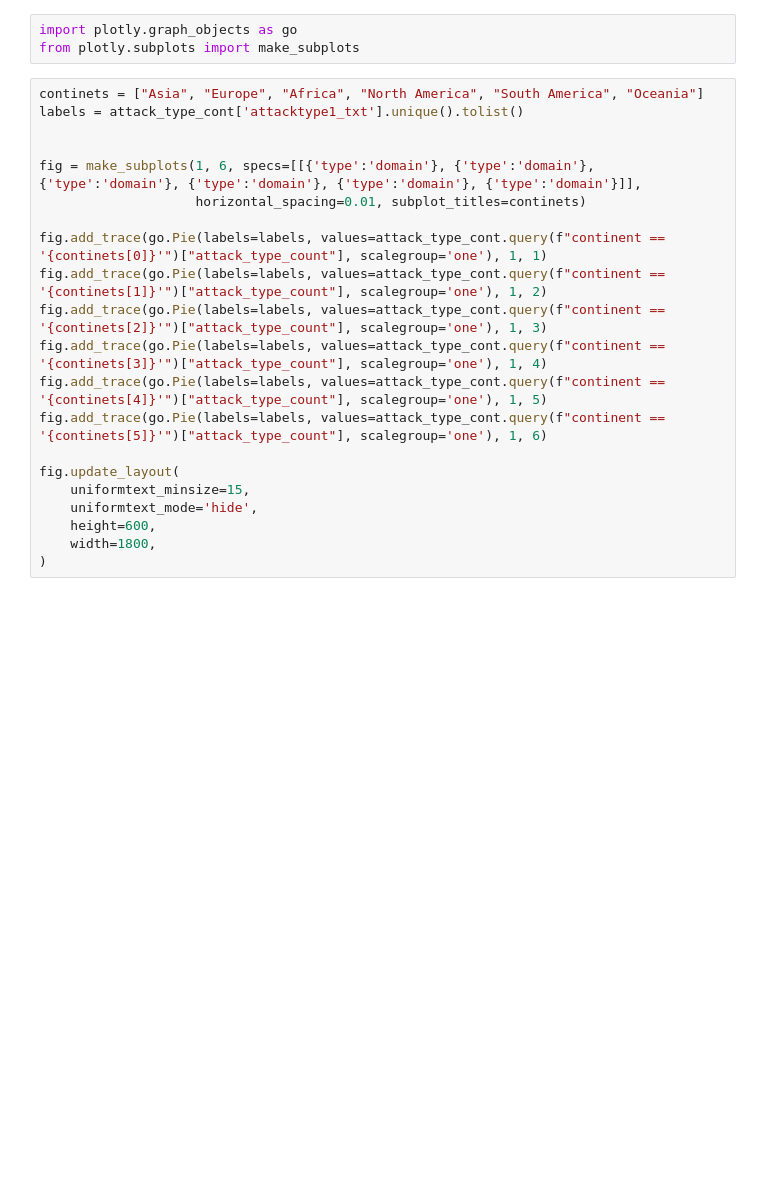
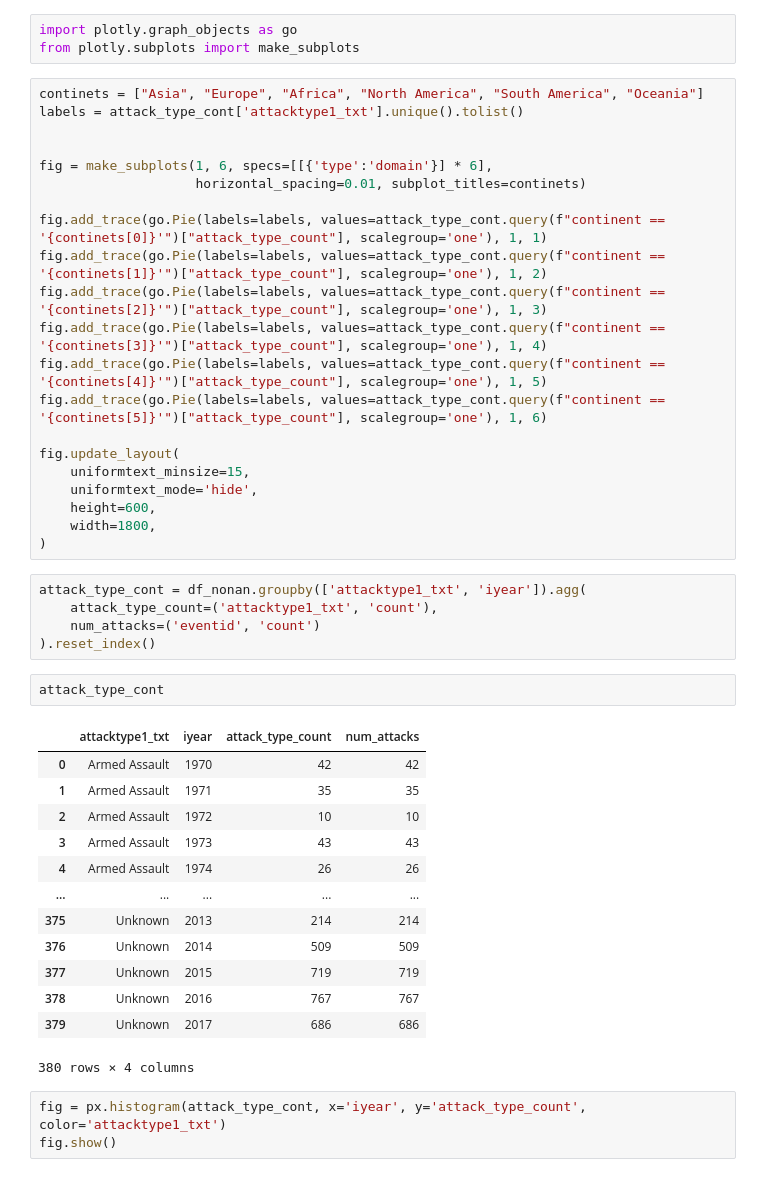
Before and after one commit to byshadowoz/Terrorism_Hotspots, a Jupyter notebook: EDA/EDA_analysis.ipynb, the cells around one changed output. Drawn from its saved outputs; the diff is of its cells as text; blank space fills up the shorter version.

Commit message:
histogram of attacks by attack type

```diff
--- a/EDA/EDA_analysis.ipynb
+++ b/EDA/EDA_analysis.ipynb
@@ -356,7 +356,7 @@ continets = ["Asia", "Europe", "Africa", "North America", "South America", "Ocea
 labels = attack_type_cont['attacktype1_txt'].unique().tolist()
 
 
-fig = make_subplots(1, 6, specs=[[{'type':'domain'}, {'type':'domain'}, {'type':'domain'}, {'type':'domain'}, {'type':'domain'}, {'type':'domain'}]],
+fig = make_subplots(1, 6, specs=[[{'type':'domain'}] * 6],
                     horizontal_spacing=0.01, subplot_titles=continets)
 
 fig.add_trace(go.Pie(labels=labels, values=attack_type_cont.query(f"continent == '{continets[0]}'")["attack_type_count"], scalegroup='one'), 1, 1)
@@ -372,3 +372,27 @@ fig.update_layout(
     height=600,
     width=1800,
 )
+# %%
+attack_type_cont = df_nonan.groupby(['attacktype1_txt', 'iyear']).agg(
+    attack_type_count=('attacktype1_txt', 'count'),
+    num_attacks=('eventid', 'count')
+).reset_index()
+# %%
+attack_type_cont
+# %% [output]
+|  | attacktype1_txt | iyear | attack_type_count | num_attacks |
+| 0 | Armed Assault | 1970 | 42 | 42 |
+| 1 | Armed Assault | 1971 | 35 | 35 |
+| 2 | Armed Assault | 1972 | 10 | 10 |
+| 3 | Armed Assault | 1973 | 43 | 43 |
+| 4 | Armed Assault | 1974 | 26 | 26 |
+| ... | ... | ... | ... | ... |
+| 375 | Unknown | 2013 | 214 | 214 |
+| 376 | Unknown | 2014 | 509 | 509 |
+| 377 | Unknown | 2015 | 719 | 719 |
+| 378 | Unknown | 2016 | 767 | 767 |
+| 379 | Unknown | 2017 | 686 | 686 |
+380 rows × 4 columns
+# %%
+fig = px.histogram(attack_type_cont, x='iyear', y='attack_type_count', color='attacktype1_txt')
+fig.show()
```
